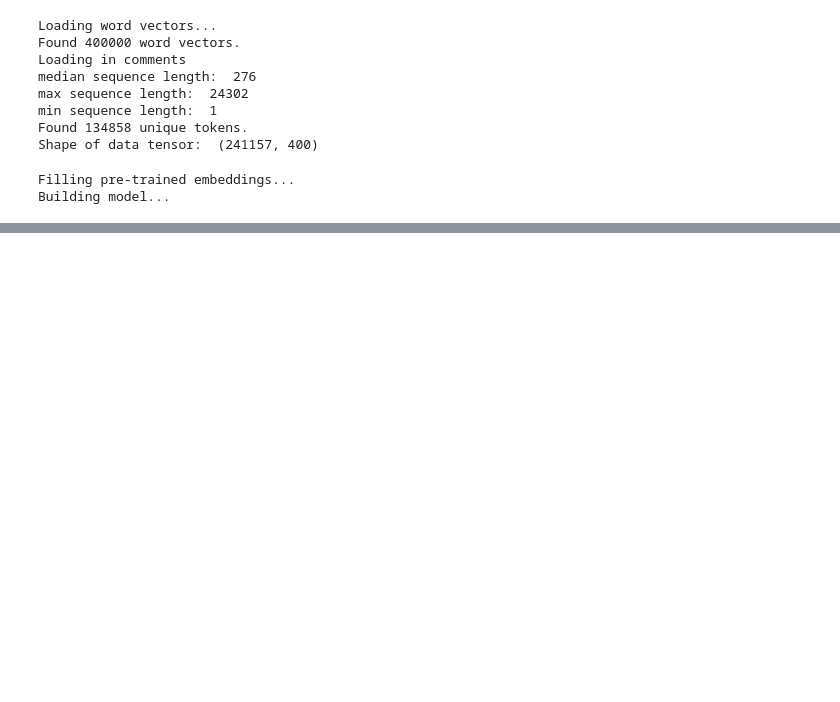
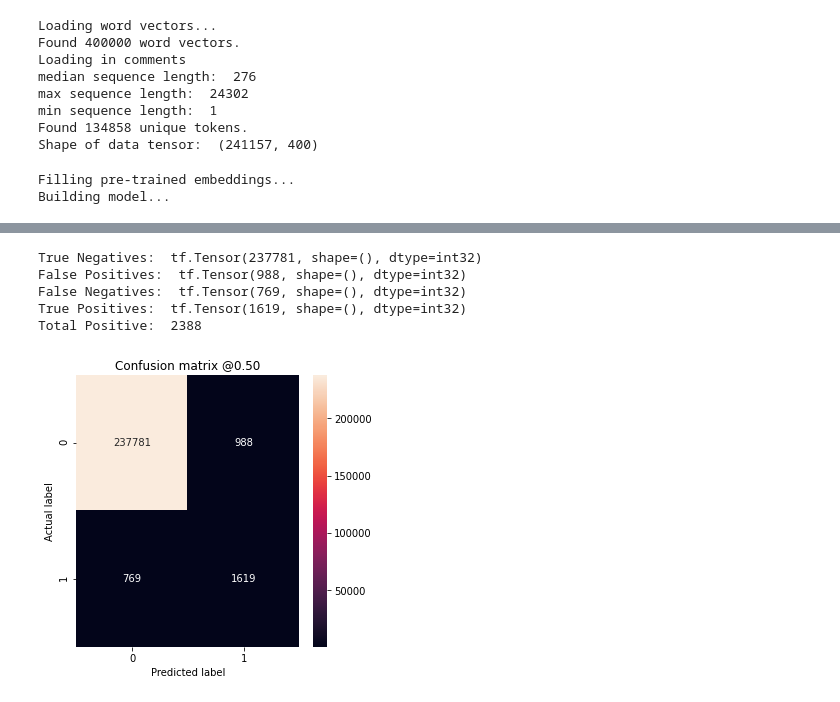
Before and after one commit to fmoz1/blindNLP, a Jupyter notebook: load_posts.ipynb, the cells around one changed output, grey strips where cells are left out. Saved outputs shown, nothing was run; the diff lists cells and outputs as text; code cells hidden in the pictures; blank space fills up the shorter version.

```diff
--- a/load_posts.ipynb
+++ b/load_posts.ipynb
@@ -233,0 +258,15 @@ WARNING:absl:<keras.layers.recurrent.LSTMCell object at 0x...> has the same name
+# %%
+new_model = tf.keras.models.load_model('./model/blind_lstm/blind_lstm.h5')
+p = new_model.predict(data)
+plot_cm(targets[:, 1], p[:, 1])
+auc = roc_auc_score(targets[:, 1], p[:, 1])
+print(auc) # best peforming mode so far
+# %%
+plot_cm(targets[:, 1], p[:, 1])
+# %% [output]
+True Negatives:  tf.Tensor(237781, shape=(), dtype=int32)
+False Positives:  tf.Tensor(988, shape=(), dtype=int32)
+False Negatives:  tf.Tensor(769, shape=(), dtype=int32)
+True Positives:  tf.Tensor(1619, shape=(), dtype=int32)
+Total Positive:  2388
+[figure, added]
```
Also changed, not shown: parts of 8 cells of this notebook, 6 other files.
